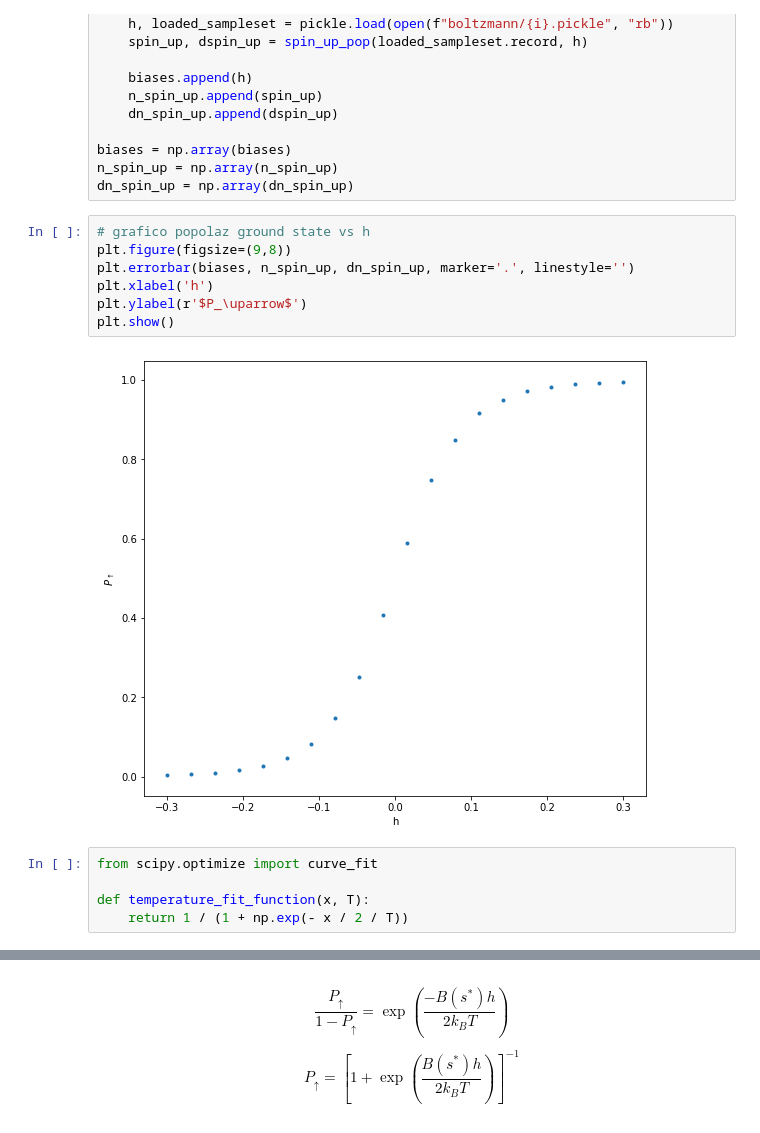
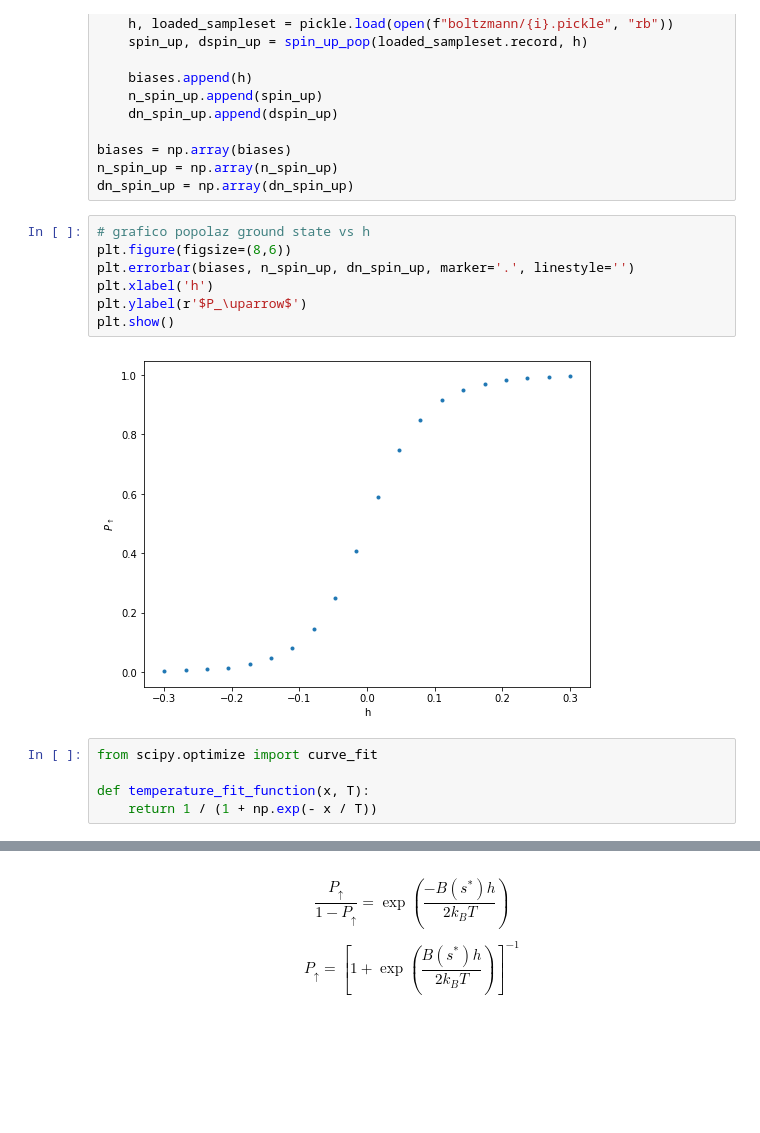
Before and after one commit to federicovisintini/Dwave2000q, a Jupyter notebook: 0_single_qubit_temperature.ipynb, the cells around one changed output, grey strips where cells are left out. Cells and saved outputs as stored; diff of their text form; blank space fills up the shorter version.

```diff
--- a/0_single_qubit_temperature.ipynb
+++ b/0_single_qubit_temperature.ipynb
@@ -230,18 +252,18 @@ n_spin_up = np.array(n_spin_up)
 dn_spin_up = np.array(dn_spin_up)
 # %%
 # grafico popolaz ground state vs h
-plt.figure(figsize=(9,8))
+plt.figure(figsize=(8,6))
 plt.errorbar(biases, n_spin_up, dn_spin_up, marker='.', linestyle='')
 plt.xlabel('h')
 plt.ylabel(r'$P_\uparrow$')
 plt.show()
 # %% [output]
-[figure, old version]
+[figure, new version]
 # %%
 from scipy.optimize import curve_fit
 
 def temperature_fit_function(x, T):
-    return 1 / (1 + np.exp(- x / 2 / T))
+    return 1 / (1 + np.exp(- x / T))
 # %%
 # definisco s star e trovo il valore corrispondente per B
 s_star = 0.719
```
Also changed, not shown: parts of 27 cells of this notebook.
